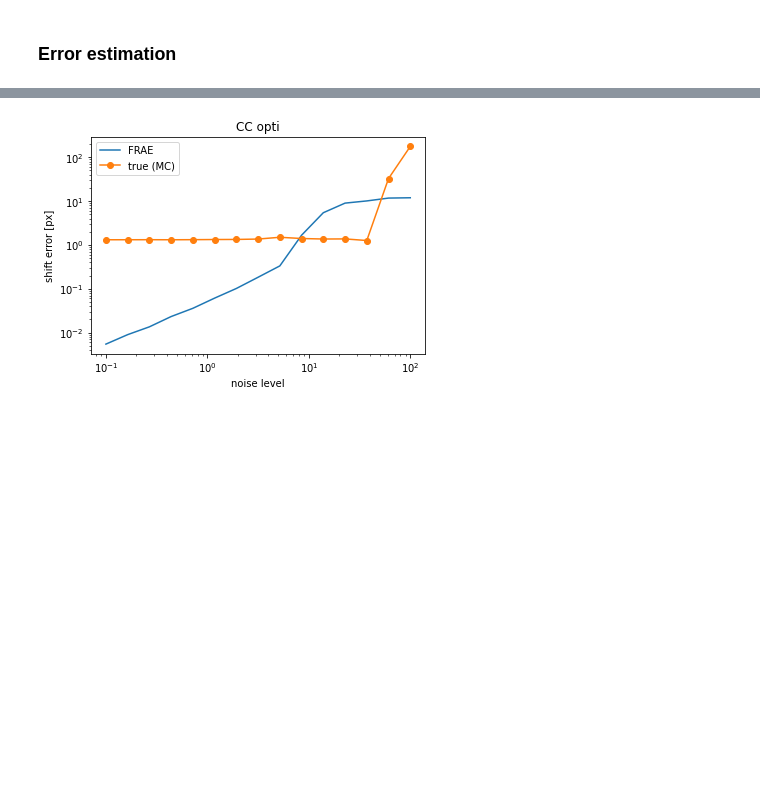
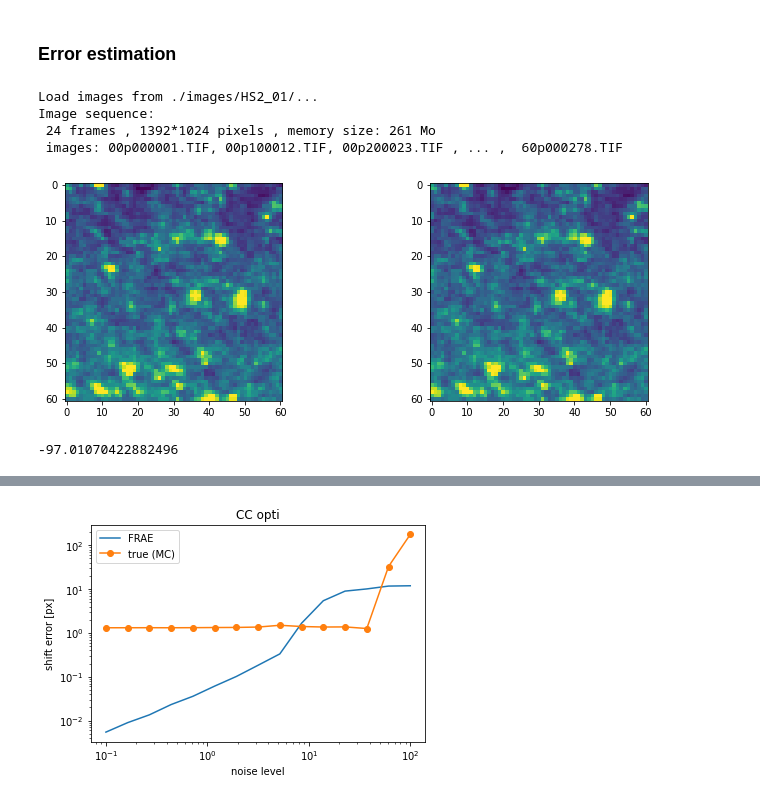
Before and after one commit to xdze2/stretchablecorr, a Jupyter notebook: test_stretchablecorr.ipynb, the cells around one changed output, grey strips where cells are left out. Cells and saved outputs as stored; diff of their text form; code cells hidden in the pictures; blank space fills up the shorter version.

```diff
--- a/test_stretchablecorr.ipynb
+++ b/test_stretchablecorr.ipynb
@@ -117,2 +124,9 @@ get_shifts(A, B, window_half_size, window_half_size,
 # %% [markdown]
 ### Error estimation
+# %%
+cube, image_names = sc.load_image_sequence('./images/HS2_01/')
+# %% [output]
+Load images from ./images/HS2_01/...
+Image sequence:
+ 24 frames , 1392*1024 pixels , memory size: 261 Mo
+ images: 00p000001.TIF, 00p100012.TIF, 00p200023.TIF , ... ,  60p000278.TIF
@@ -118,0 +147,11 @@ get_shifts(A, B, window_half_size, window_half_size,
+# %%
+I = cube[4]
+
+window_half_size = 30
+A, ij = sc.crop(I, (222, 150), window_half_size)
+B, ij = sc.crop(I, (222, 150), window_half_size)
+fig, (ax1, ax2) = plt.subplots(1, 2, figsize=(12,4))
+ax1.imshow(A);
+ax2.imshow(B);
+# %% [output]
+[figure, added]
@@ -118,0 +163,7 @@ get_shifts(A, B, window_half_size, window_half_size,
+# %%
+shape = (61, 61)
+A = np.random.randn(*shape)
+B = np.random.randn(*shape)#np.ones_like(A)
+print(np.sum(A))
+# %% [output]
+-97.01070422882496
```
Also changed, not shown: parts of 38 cells of this notebook, 4 other files.
